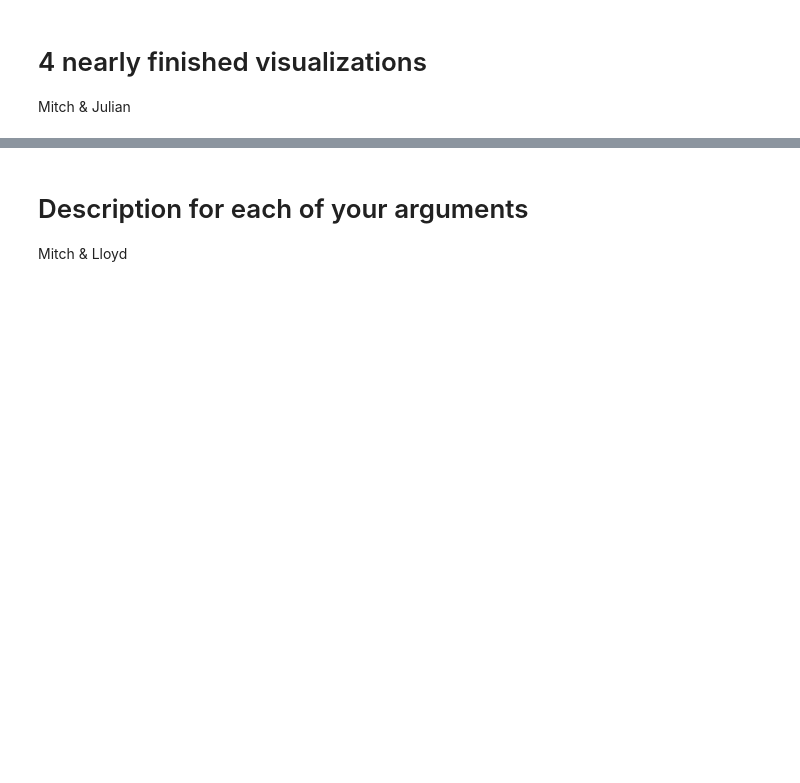
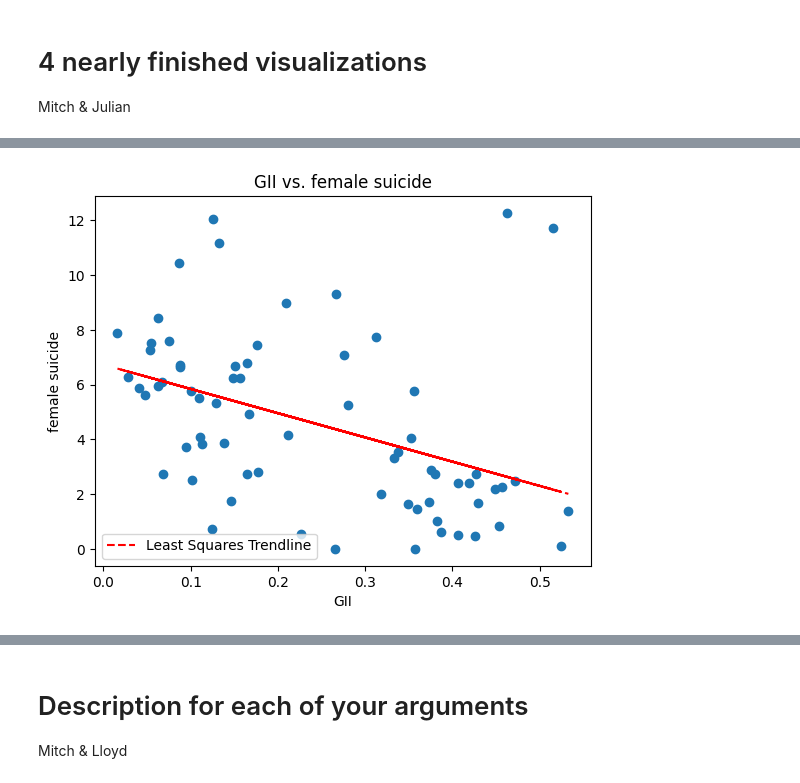
Before and after one commit to Lloydster25/Informatievisualisatie, a Jupyter notebook: Draft.ipynb, the cells around one changed output, grey strips where cells are left out. Drawn from its saved outputs; the diff is of its cells as text; code cells hidden in the pictures; blank space fills up the shorter version.

Commit message:
GII-FEMALE

```diff
--- a/Draft.ipynb
+++ b/Draft.ipynb
@@ -110,3 +110,44 @@ plt.show()
+# %%
+
+gii = df['GII 2015']
+female_suicide = df['suicides/100k female']
+
+
+# Convert to NumPy arrays
+gii = np.array(gii)
+female_suicide = np.array(female_suicide)
+
+# Exclude NaN and inf values
+valid_indices = np.isfinite(gii) & np.isfinite(female_suicide)
+gii = gii[valid_indices]
+female_suicide = female_suicide[valid_indices]
+
+# Calculate mean values
+mean_gii = np.mean(gii)
+mean_female_suicide = np.mean(female_suicide)
+
+
+# Calculate the least squares regression line
+A = np.vstack([gii, np.ones(len(gii))]).T
+m, c = np.linalg.lstsq(A, female_suicide, rcond=None)[0]
+
+# Plotting the scatter plot
+plt.scatter(gii, female_suicide)
+
+# Adding the least squares trendline
+plt.plot(gii, m * gii + c, color='r', linestyle='--', label='Least Squares Trendline')
+
+# Adding labels and title
+plt.xlabel('GII')
+plt.ylabel('female suicide')
+plt.title('GII vs. female suicide')
+
+# Adding legend
+plt.legend()
+
+plt.show()
+# %% [output]
+[figure, added]
 # %%
 gii = df['GII 2015']
 suicide_ratio = df['Suicide Ratio (M/F)']
```
Also changed, not shown: parts of 6 cells of this notebook.
